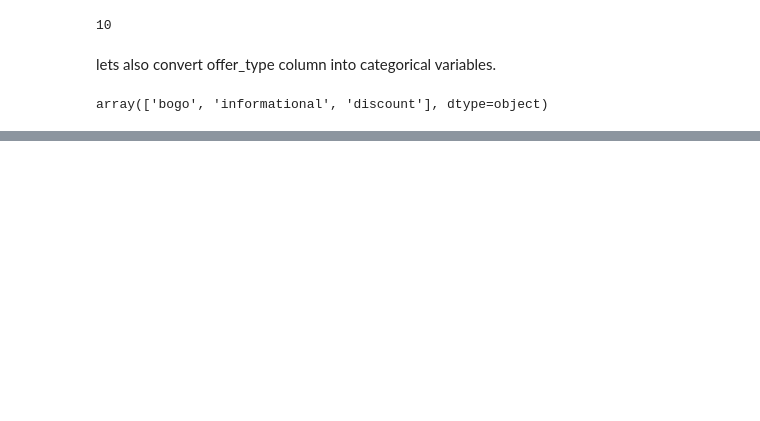
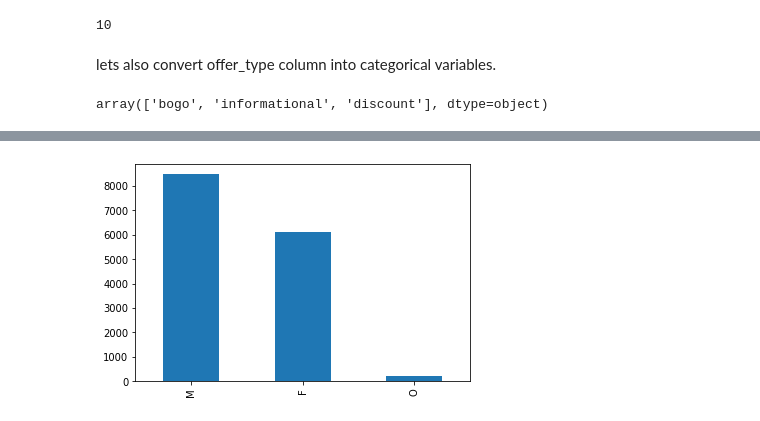
Before and after one commit to melkodary/starbucks-capstone, a Jupyter notebook: Starbucks_Capstone_notebook.ipynb, the cells around one changed output, grey strips where cells are left out. Drawn from its saved outputs; the diff is of its cells as text; code cells hidden in the pictures; blank space fills up the shorter version.

```diff
--- a/Starbucks_Capstone_notebook.ipynb
+++ b/Starbucks_Capstone_notebook.ipynb
@@ -201,0 +237,5 @@ portfolio.head()
+# %%
+# there are more males then other genders.
+profile['gender'].value_counts().plot(kind='bar');
+# %% [output]
+[figure, added]
```
Also changed, not shown: parts of 26 cells of this notebook.
